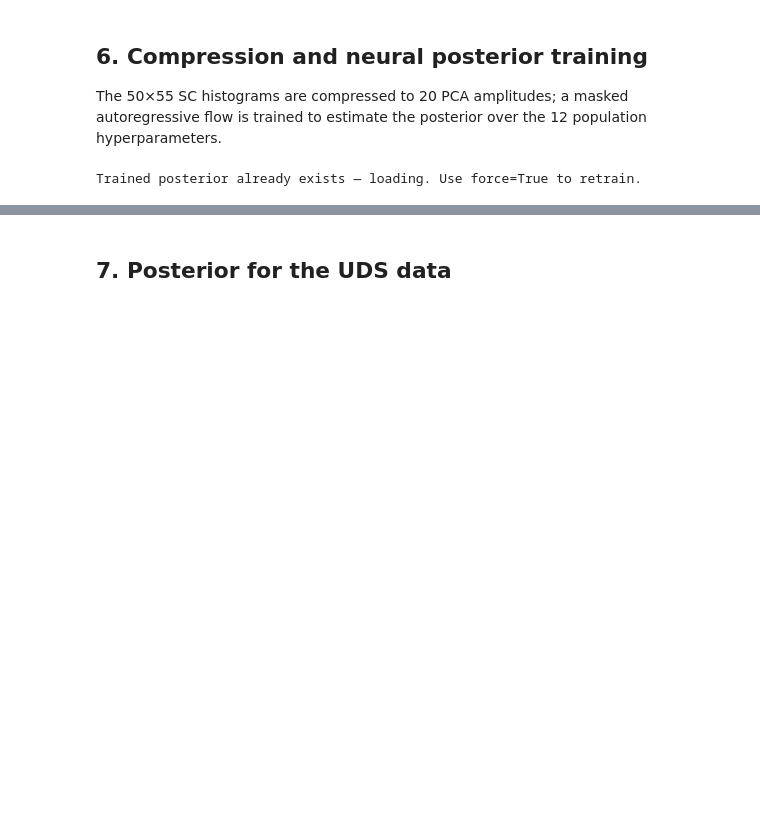
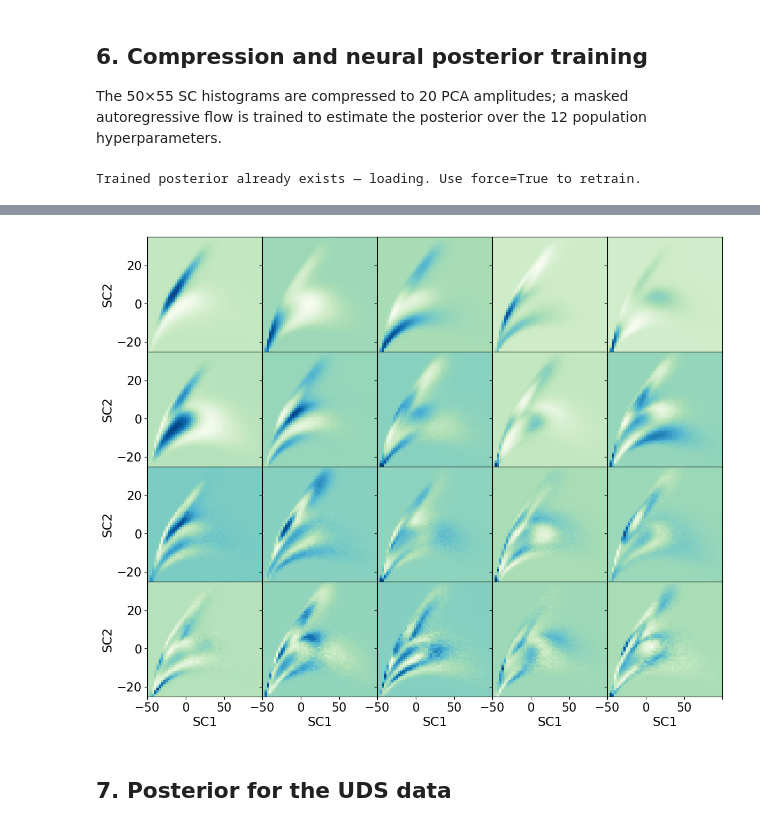
Before and after one commit to SEDMORPH/bagpus, a Jupyter notebook: examples/2_uds_walkthrough.ipynb, the cells around one changed output, grey strips where cells are left out. Saved outputs shown, nothing was run; the diff lists cells and outputs as text; code cells hidden in the pictures; blank space fills up the shorter version.

```diff
--- a/examples/2_uds_walkthrough.ipynb
+++ b/examples/2_uds_walkthrough.ipynb
@@ -158,3 +145,7 @@ Trained posterior already exists — loading. Use force=True to retrain.
+# %%
+fit.plot_pca_components();
+# %% [output]
+[figure, added]
 # %% [markdown]
 ## 7. Posterior for the UDS data
 # %% [markdown]
```
Also changed, not shown: parts of 9 cells of this notebook, 2 other files.
